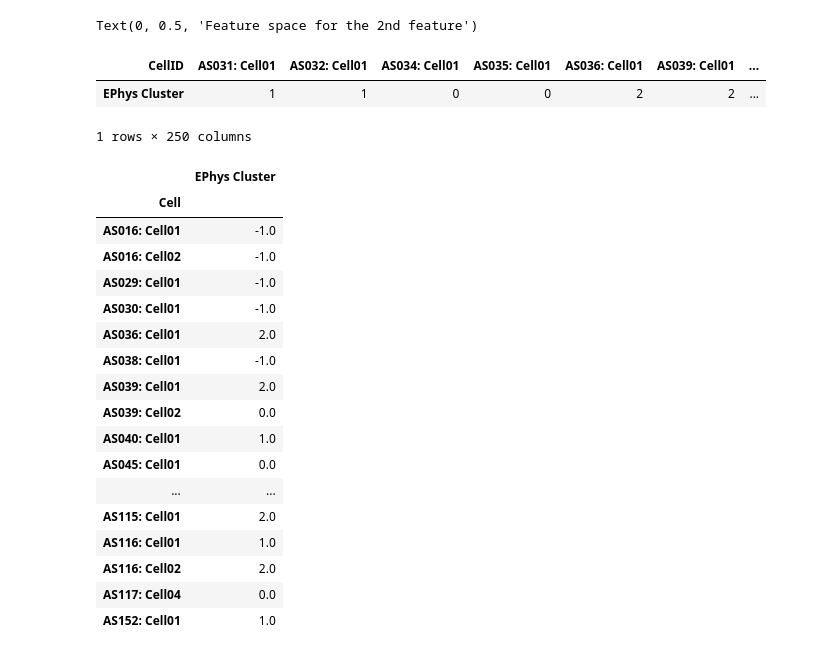
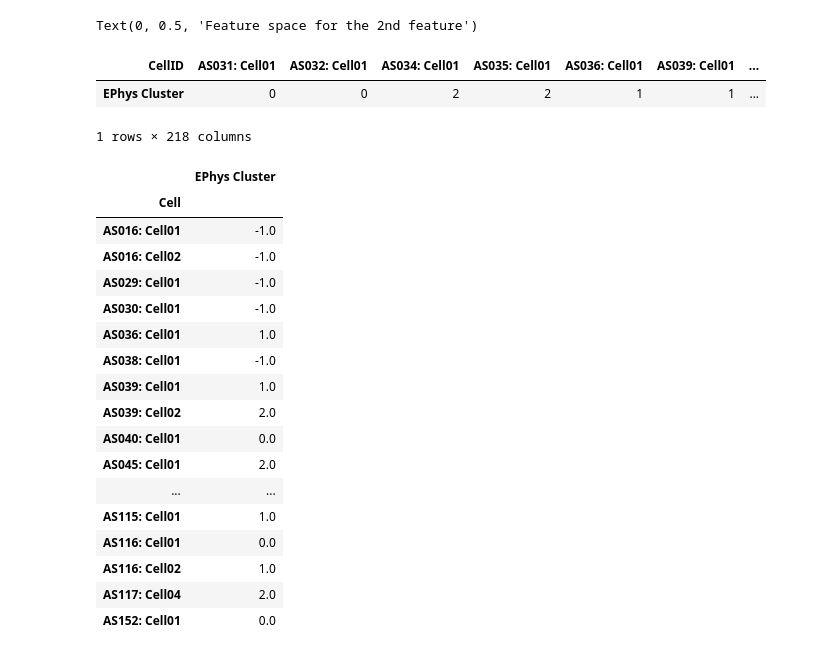
Before and after one commit to Packer-Lab/morph-analysis, a Jupyter notebook: Iterative Morphological Analysis-Jake.ipynb, the cells around one changed output. Drawn from its saved outputs; the diff is of its cells as text; code cells hidden in the pictures.

```diff
--- a/Iterative Morphological Analysis-Jake.ipynb
+++ b/Iterative Morphological Analysis-Jake.ipynb
@@ -41,16 +27,0 @@ print(len(datapaths))
-# %%
-#create dataframe
-df_all = {}
-for i in datapaths:
-
-    df_single_cell = make_param_df(i)
-
-    if i == datapaths[0]:
-        df_all = df_single_cell
-
-    else:
-
-        df_all = pd.concat([df_all, df_single_cell], axis=1, join='outer', join_axes=None, ignore_index=False, keys=None, levels=None, names=None, verify_integrity=False, sort=None, copy=True)
-
-#Sort columns into order
-df_all=df_all.reindex(sorted(df_all.columns),axis=1)
@@ -131,0 +28,6 @@ wks.set_dataframe(df_all, (1,2))
+# %%
+#export to google sheet
+df_all=GS_to_df('https://docs.google.com/spreadsheets/d/1ziOx80em0ZhmMmSjKePYbOq3K6sHcOapfHjy9S4oDbk/edit#gid=662691853')
+df_all.index=df_all.iloc[:,0]
+df_all=df_all.drop('Mouse#: Cell', axis=1)
+df_all.head()
@@ -755,0 +615,5 @@ array([[ 0.4741, -0.3578],
+# %%
+# Import data from spreadsheet
+df = pd.read_csv(r'\\163.1.248.177\share\Data\Ephys\2020-06-29_EphysPCs.csv', index_col=1)
+df=df.T.iloc[[1,2]]
+df.head()
@@ -756,8 +625,8 @@ array([[ 0.4741, -0.3578],
 # %%
 # Create plot of PC space (components 1/2)
-P1 = PCA_components[0]
-P2 = PCA_components[1]
-labels = celllabels
+P1 = df.iloc[0]
+P2 = df.iloc[1]
+labels = df.columns
 
 
 fig, ax = plt.subplots(figsize=(10,10))
@@ -775,9 +644,6 @@ for i,type in enumerate(labels):
 
 
 plt.show()
-
-pcaDf=pd.DataFrame([P1,P2])
-pcaDf.to_csv('E:\Jake\ephys_PCA_temp.csv')
 # %% [output]
 [interactive output not drawn]
 [interactive output not drawn]
@@ -817,20 +679,19 @@ ax1.set_ylabel("Feature space for the 2nd feature")
 Text(0, 0.5, 'Feature space for the 2nd feature')
 # %%
 #Rename cells to fit my convention
-cellNames=np.array(df.iloc[0, 1:252])
-cellNames= [i.replace('Cell1','Cell01') for i in cellNames]
-cellNames= [i.replace('Cell2','Cell02') for i in cellNames]
-cellNames= [i.replace('Cell3','Cell03') for i in cellNames]
-cellNames= [i.replace('Cell4','Cell04') for i in cellNames]
+cellNames=np.array(df.columns)
+for j in range (1,7):
+    cellNames= [i.replace('Cell'+str(j),'Cell0'+str(j)) for i in cellNames]
+df.columns=cellNames
 
 #Dataframe of ephys clusters by cell
 clusterframe= pd.DataFrame(clusterer.labels_, index = cellNames, columns=['EPhys Cluster'])
 clusterframe=clusterframe.rename_axis('CellID').T
 clusterframe
 # %% [output]
 | CellID | AS031: Cell01 | AS032: Cell01 | AS034: Cell01 | AS035: Cell01 | AS036: Cell01 | AS039: Cell01 | ... |
-| EPhys Cluster | 1 | 1 | 0 | 0 | 2 | 2 | ... |
+| EPhys Cluster | 0 | 0 | 2 | 2 | 1 | 1 | ... |
-1 rows × 250 columns
+1 rows × 218 columns
 # %%
 #Produces a dataframe of ephys clusters for n_clusters=3. A value of -1 means there is no ephys data for that cell
 clusterframe1=pd.concat([clusterframe.T,  data], axis=1, join='inner')
@@ -848,18 +709,18 @@ ephysClusters
 | AS016: Cell02 | -1.0 |
 | AS029: Cell01 | -1.0 |
 | AS030: Cell01 | -1.0 |
-| AS036: Cell01 | 2.0 |
+| AS036: Cell01 | 1.0 |
 | AS038: Cell01 | -1.0 |
-| AS039: Cell01 | 2.0 |
-| AS039: Cell02 | 0.0 |
-| AS040: Cell01 | 1.0 |
-| AS045: Cell01 | 0.0 |
+| AS039: Cell01 | 1.0 |
+| AS039: Cell02 | 2.0 |
+| AS040: Cell01 | 0.0 |
+| AS045: Cell01 | 2.0 |
 | ... | ... |
-| AS115: Cell01 | 2.0 |
-| AS116: Cell01 | 1.0 |
-| AS116: Cell02 | 2.0 |
-| AS117: Cell04 | 0.0 |
-| AS152: Cell01 | 1.0 |
+| AS115: Cell01 | 1.0 |
+| AS116: Cell01 | 0.0 |
+| AS116: Cell02 | 1.0 |
+| AS117: Cell04 | 2.0 |
+| AS152: Cell01 | 0.0 |
 # %%
 ephysClusters['PC1']=P1morph.values
 ephysClusters['PC2']=P2morph.values
```
Also changed, not shown: parts of 17 cells of this notebook, 3 other files.
